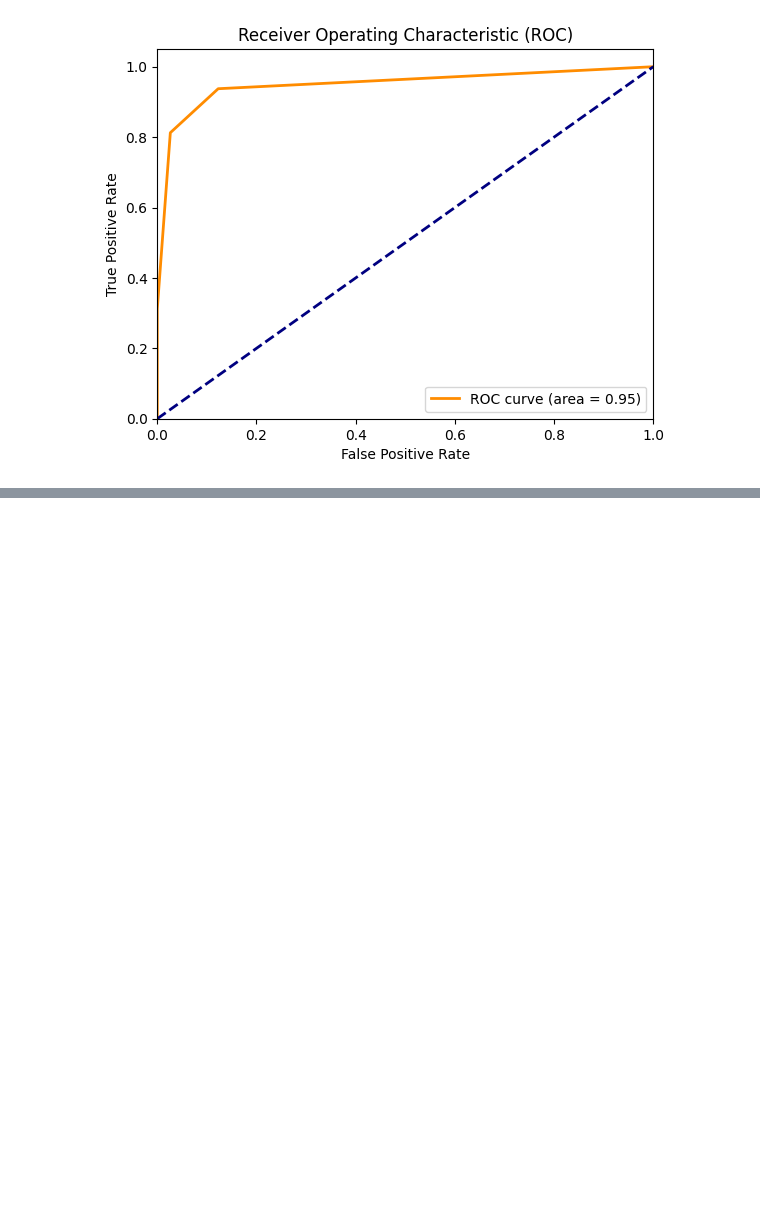
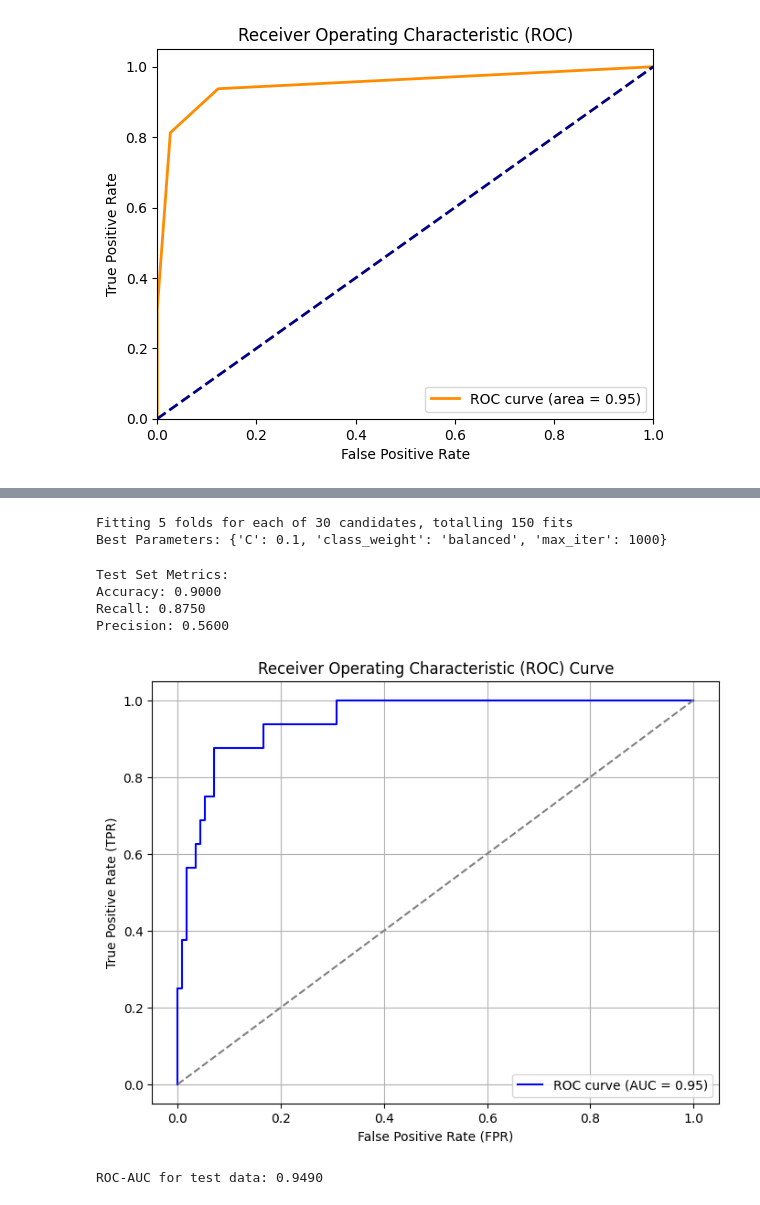
Before and after one commit to Mariz-Youssef/COVID-19-Outcome-Prediction, a Jupyter notebook: Notebook-1.ipynb, the cells around one changed output, grey strips where cells are left out. Saved outputs shown, nothing was run; the diff lists cells and outputs as text; code cells hidden in the pictures; blank space fills up the shorter version.

Commit message:
Logistic Regression

```diff
--- a/Notebook-1.ipynb
+++ b/Notebook-1.ipynb
@@ -166,0 +172,9 @@ ROC-AUC Score: 0.9490
+# %%
+# Initialize and train Logistic Regression model
+RANDOM_STATE=42
+log_reg = LogisticRegression(random_state=42)
+log_reg.fit(X_train, y_train)
+
+# Predict on validation set
+y_val_pred = log_reg.predict(X_val)
+y_val_proba = log_reg.predict_proba(X_val)[:, 1]  # Probabilities for ROC curve
@@ -166,0 +207,71 @@ ROC-AUC Score: 0.9490
+# %%
+# Define the parameter grid for GridSearchCV
+param_grid = {
+    'C': [0.01, 0.1, 1, 10, 100], # Regularization strength
+    'max_iter': [1000, 5000, 10000],  # Max iterations
+    'class_weight': ['balanced', None],  # Class balancing option
+}
+
+# Perform GridSearchCV with StratifiedKFold for cross-validation
+grid_search = GridSearchCV(
+    log_reg,
+    param_grid,
+    scoring='recall',
+   # refit='accuracy',
+    cv=StratifiedKFold(n_splits=5, shuffle=True, random_state=RANDOM_STATE),
+    verbose=1
+)
+
+# Fit GridSearchCV to the training data
+grid_search.fit(X_train, y_train)
+
+# Extract the best model after hyperparameter tuning
+best_model = grid_search.best_estimator_
+
+# Print the best parameters found by GridSearchCV
+print(f"Best Parameters: {grid_search.best_params_}")
+# %% [output]
+Fitting 5 folds for each of 30 candidates, totalling 150 fits
+Best Parameters: {'C': 0.1, 'class_weight': 'balanced', 'max_iter': 1000}
+# %%
+# Final evaluation on test set using the best model
+y_test_pred = best_model.predict(X_test)
+y_test_proba = best_model.predict_proba(X_test)[:, 1]
+test_accuracy = accuracy_score(y_test, y_test_pred)
+test_recall = recall_score(y_test, y_test_pred)
+precision = precision_score(y_test, y_test_pred)
+
+
+print("\nTest Set Metrics:")
+print(f"Accuracy: {test_accuracy:.4f}")
+print(f"Recall: {test_recall:.4f}")
+print(f"Precision: {precision:.4f}")
+
+# Predict probabilities on the test data
+
+# Calculate the False Positive Rate (FPR) and True Positive Rate (TPR)
+fpr, tpr, _ = roc_curve(y_test, y_test_proba)
+
+# Calculate the Area Under the Curve (AUC)
+roc_auc = auc(fpr, tpr)
+
+# Plot the ROC curve
+plt.figure(figsize=(8, 6))
+plt.plot(fpr, tpr, color='blue', label=f'ROC curve (AUC = {roc_auc:.2f})')
+plt.plot([0, 1], [0, 1], color='gray', linestyle='--')  # Diagonal line (random classifier)
+plt.title('Receiver Operating Characteristic (ROC) Curve')
+plt.xlabel('False Positive Rate (FPR)')
+plt.ylabel('True Positive Rate (TPR)')
+plt.legend(loc='lower right')
+plt.grid(True)
+plt.show()
+
+# Optionally, print the AUC value
+print(f"ROC-AUC for test data: {roc_auc:.4f}")
+# %% [output]
+Test Set Metrics:
+Accuracy: 0.9000
+Recall: 0.8750
+Precision: 0.5600
+[figure, added]
+ROC-AUC for test data: 0.9490
```
Also changed, not shown: parts of 4 cells of this notebook.
